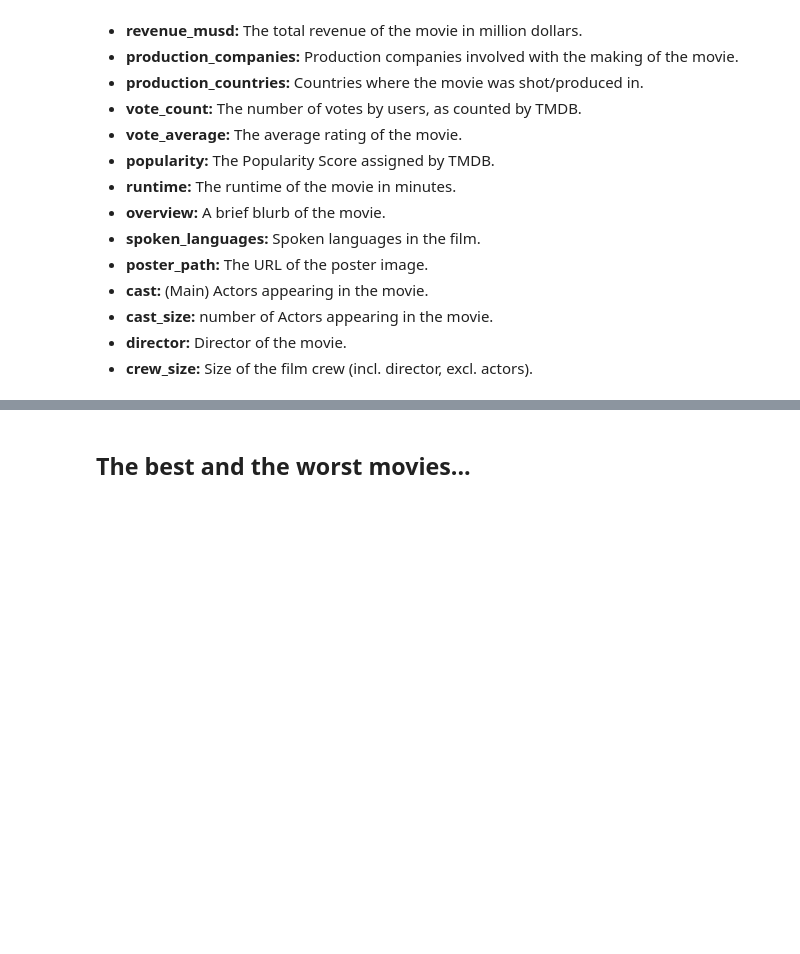
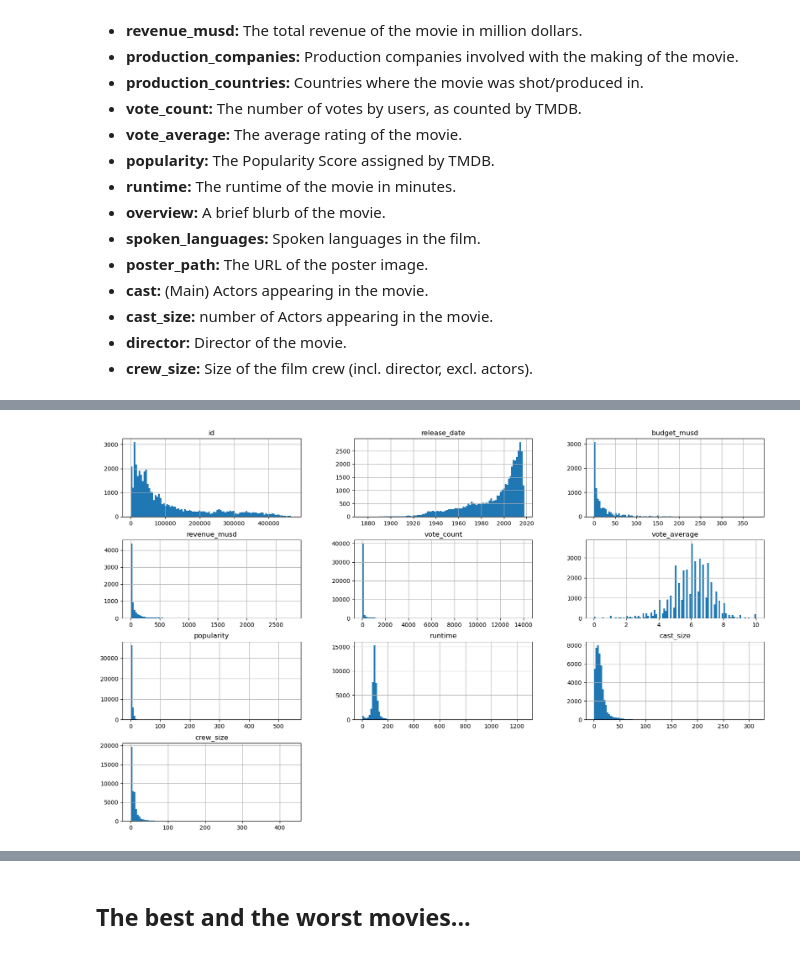
Before and after one commit to Amblessed/Data-Analysis-Projects, a Jupyter notebook: Python Data Science with Pandas - Master 12 Advanced Projects/Project_01_ProjectBrief_blank.ipynb, the cells around one changed output, grey strips where cells are left out. Drawn from its saved outputs; the diff is of its cells as text; code cells hidden in the pictures; blank space fills up the shorter version.

```diff
--- a/Python Data Science with Pandas - Master 12 Advanced Projects/Project_01_ProjectBrief_blank.ipynb
+++ b/Python Data Science with Pandas - Master 12 Advanced Projects/Project_01_ProjectBrief_blank.ipynb
@@ -18,8 +19,8 @@ pd.options.display.float_format = "{:.2f}".format
 # %% [markdown]
 1. __Import__ the movies dataset from the CSV file "movies_complete.csv". __Inspect__ the data.
 # %%
-movies_dataframe: DataFrame = pd.read_csv("./Datasets/movies_complete.csv", parse_dates=["release_date"])
-movies_dataframe.head(10)
+movies: DataFrame = pd.read_csv("./Datasets/movies_complete.csv", parse_dates=["release_date"])
+movies.head(10)
 # %% [output]
 |  | id | title | tagline | release_date | genres | belongs_to_collection | original_language | ... |
 | 0 | 862 | Toy Story | NaN | 1995-10-30 | Animation|Comedy|Family | Toy Story Collection | en | ... |
@@ -65,0 +101,5 @@ __Some additional information on Features/Columns__:
+# %%
+movies.hist(figsize = (20, 12), bins = 100)
+plt.show()
+# %% [output]
+[figure, added]
```
Also changed, not shown: parts of 12 cells of this notebook, 1 other file.
